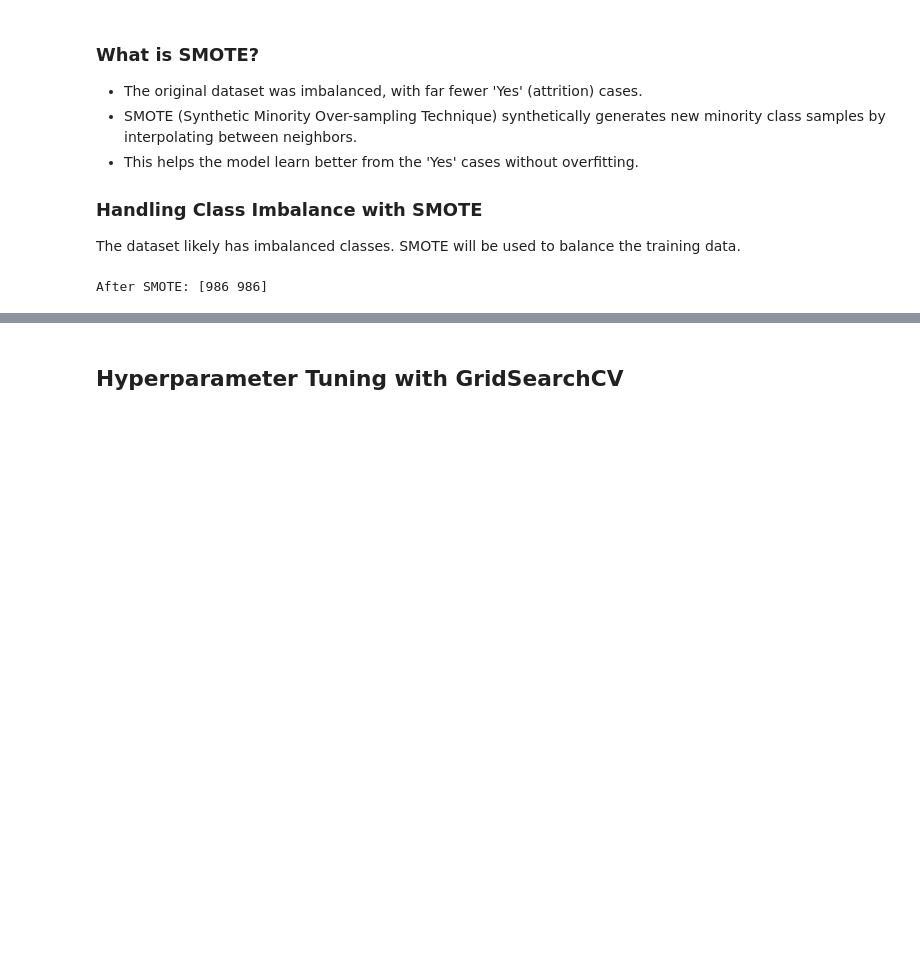
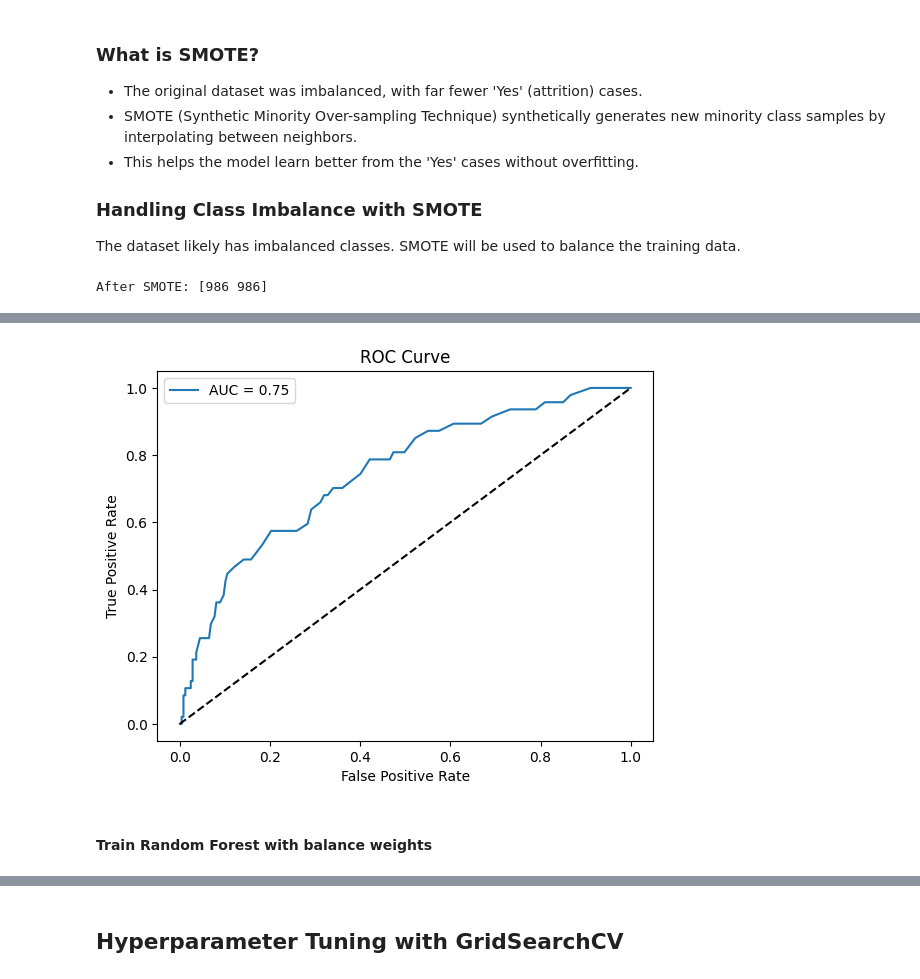
Before and after one commit to jagadeesh-usd/hr-analytics-attrition-prediction, a Jupyter notebook: notebooks/03_B_modeling_RF.ipynb, the cells around one changed output, grey strips where cells are left out. Saved outputs shown, nothing was run; the diff lists cells and outputs as text; code cells hidden in the pictures; blank space fills up the shorter version.

```diff
--- a/notebooks/03_B_modeling_RF.ipynb
+++ b/notebooks/03_B_modeling_RF.ipynb
@@ -186,0 +273,18 @@ Mean F1 Score: 0.9031
+# %%
+# ROC Curve
+y_prob = rf_sm.predict_proba(X_test)[:, 1]
+fpr, tpr, thresholds = roc_curve(y_test, y_prob)
+roc_auc = roc_auc_score(y_test, y_prob)
+
+plt.figure()
+plt.plot(fpr, tpr, label=f"AUC = {roc_auc:.2f}")
+plt.plot([0, 1], [0, 1], 'k--')
+plt.xlabel("False Positive Rate")
+plt.ylabel("True Positive Rate")
+plt.title("ROC Curve")
+plt.legend()
+plt.show()
+# %% [output]
+[figure, added]
+# %% [markdown]
+#### Train Random Forest with balance weights
```
Also changed, not shown: parts of 18 cells of this notebook, 1 other file.
